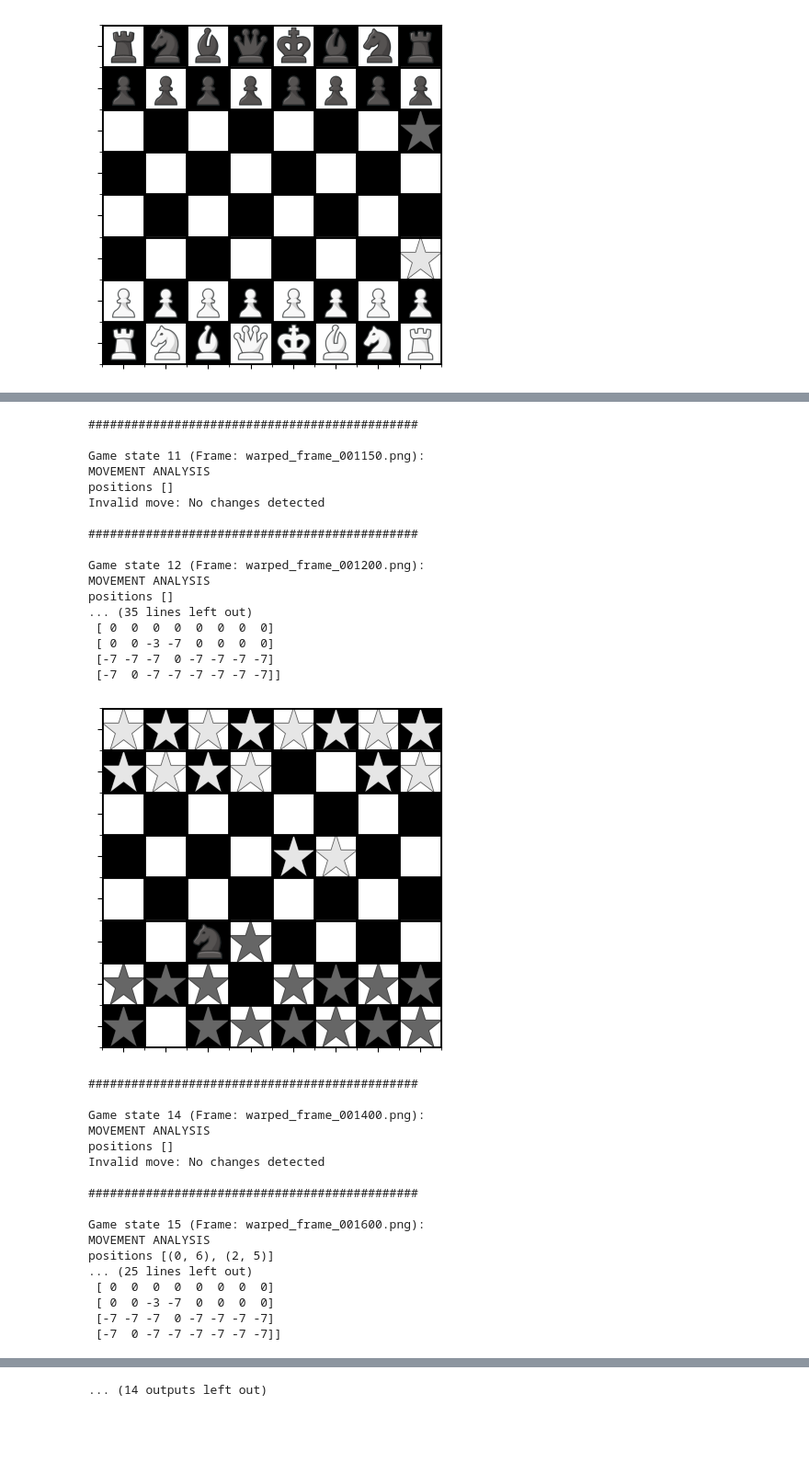
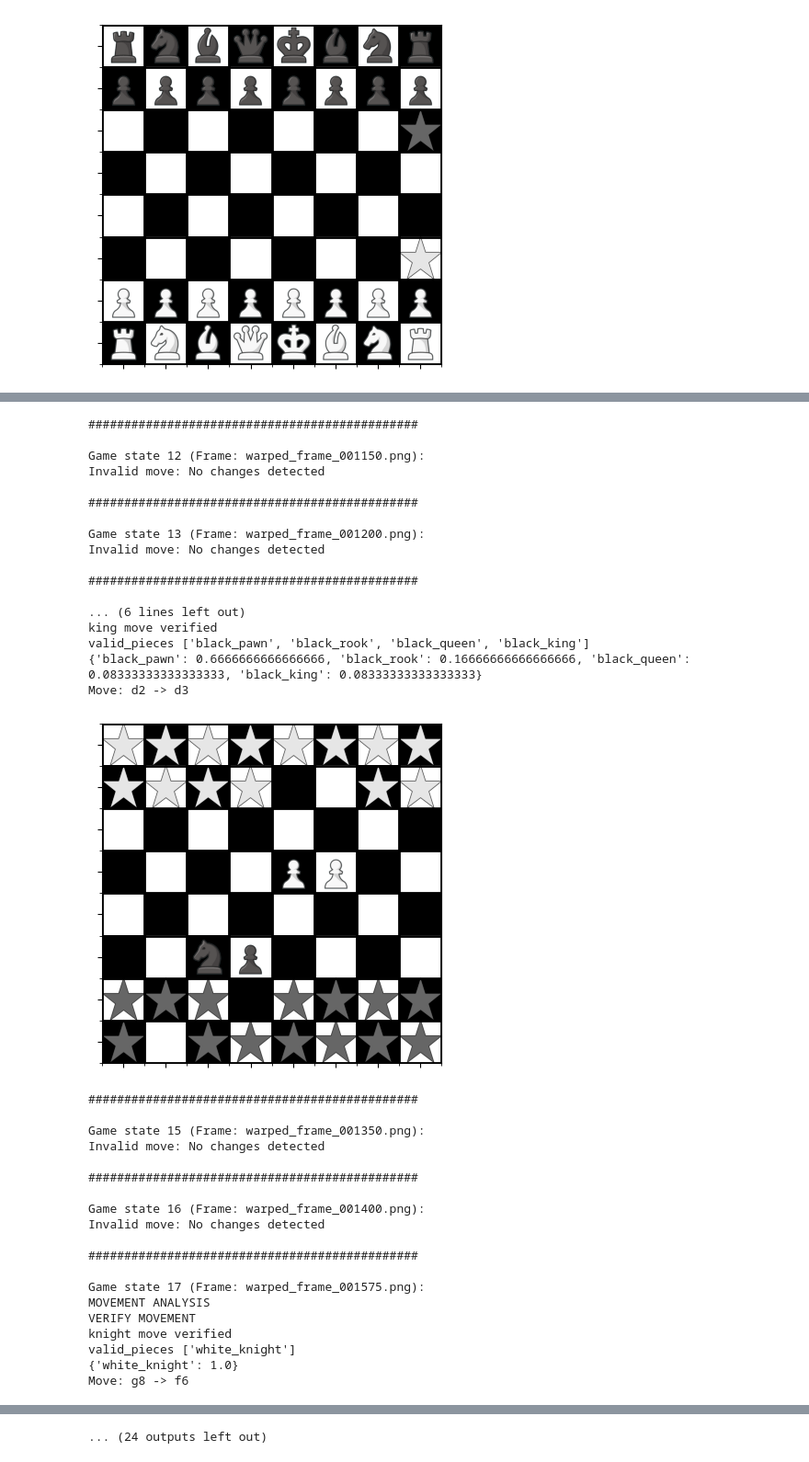
Before and after one commit to Mariusfaitducode/ChessVision, a Jupyter notebook: src/task3/game_analysis.ipynb, the cells around one changed output, grey strips where cells are left out. Shown at 92% size. Cells and saved outputs as stored; diff of their text form; code cells hidden in the pictures; blank space fills up the shorter version.

Commit message:
add weights on prob with pieces count

```diff
--- a/src/task3/game_analysis.ipynb
+++ b/src/task3/game_analysis.ipynb
@@ -62,9 +62,12 @@ for i, state in enumerate(game_data['game_states'][1:]):
 
         last_game_state = curr_state.copy()
 
-        new_game_state = actualize_game_state(actualized_game_state, move_analysis, curr_state)
+        new_game_state, board, piece_certainty = actualize_game_state(actualized_game_state, move_analysis, curr_state)
 
-        print(new_game_state)
+        # print(new_game_state)
+
+        print(piece_certainty)
+
 
         from_pos = move_analysis['from_pos']
         to_pos = move_analysis['to_pos']
@@ -83,8 +86,8 @@ for i, state in enumerate(game_data['game_states'][1:]):
         else:  # capture
             print(f"Capture: {from_square} x {to_square}")
 
-        print(curr_state)
-        draw_chessboard(curr_state, show=True)
+        # print(curr_state)
+        draw_chessboard(board, show=True)
 
 
     else:
@@ -148,35 +145,37 @@ rook_movements [(1, 4), (2, 5), (3, 5), (4, 5), (5, 5), (6, 5)]
 ##############################################
 
-Game state 11 (Frame: warped_frame_001150.png):
-MOVEMENT ANALYSIS
-positions []
+Game state 12 (Frame: warped_frame_001150.png):
 Invalid move: No changes detected
 
 ##############################################
 
-Game state 12 (Frame: warped_frame_001200.png):
-MOVEMENT ANALYSIS
-positions []
-... (35 lines left out)
- [ 0  0  0  0  0  0  0  0]
- [ 0  0 -3 -7  0  0  0  0]
- [-7 -7 -7  0 -7 -7 -7 -7]
- [-7  0 -7 -7 -7 -7 -7 -7]]
+Game state 13 (Frame: warped_frame_001200.png):
+Invalid move: No changes detected
+
+##############################################
+
+... (6 lines left out)
+king move verified
+valid_pieces ['black_pawn', 'black_rook', 'black_queen', 'black_king']
+{'black_pawn': 0.6666666666666666, 'black_rook': 0.16666666666666666, 'black_queen': 0.08333333333333333, 'black_king': 0.08333333333333333}
+Move: d2 -> d3
-[figure, old version]
+[figure, new version]
 ##############################################
 
-Game state 14 (Frame: warped_frame_001400.png):
-MOVEMENT ANALYSIS
-positions []
+Game state 15 (Frame: warped_frame_001350.png):
 Invalid move: No changes detected
 
 ##############################################
 
-Game state 15 (Frame: warped_frame_001600.png):
+Game state 16 (Frame: warped_frame_001400.png):
+Invalid move: No changes detected
+
+##############################################
+
+Game state 17 (Frame: warped_frame_001575.png):
 MOVEMENT ANALYSIS
-positions [(0, 6), (2, 5)]
-... (25 lines left out)
- [ 0  0  0  0  0  0  0  0]
- [ 0  0 -3 -7  0  0  0  0]
- [-7 -7 -7  0 -7 -7 -7 -7]
- [-7  0 -7 -7 -7 -7 -7 -7]]
+VERIFY MOVEMENT
+knight move verified
+valid_pieces ['white_knight']
+{'white_knight': 1.0}
+Move: g8 -> f6
@@ -201 +200 @@ positions []
-... (14 outputs left out)
+... (24 outputs left out)
```
Also changed, not shown: parts of 1 cell of this notebook, 3 other files.
